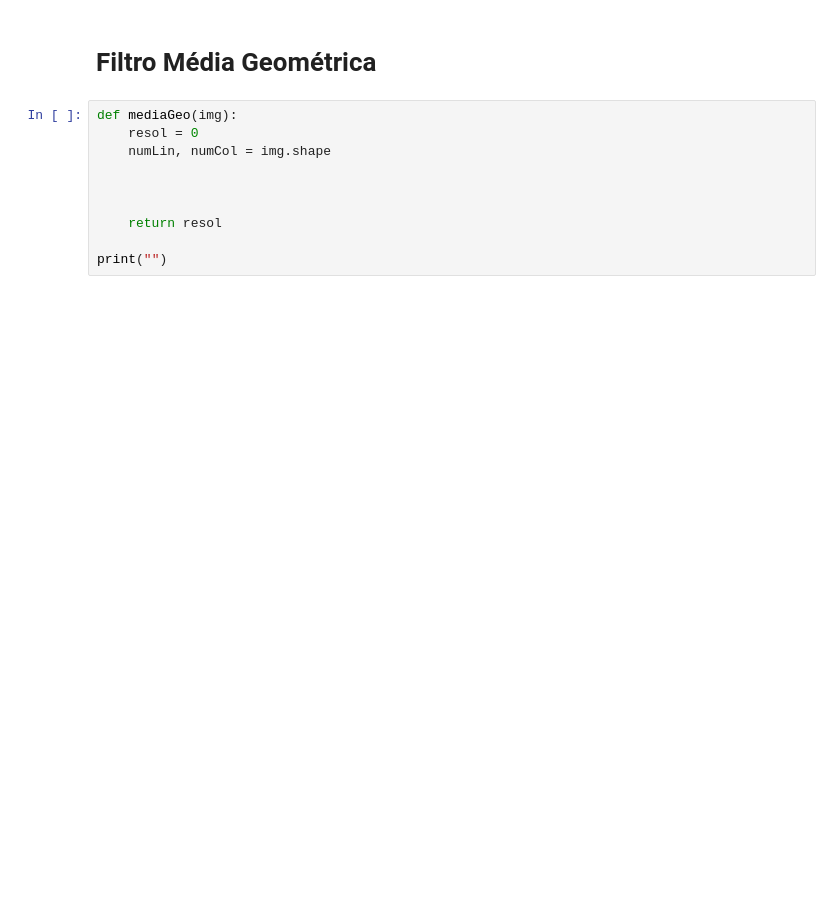
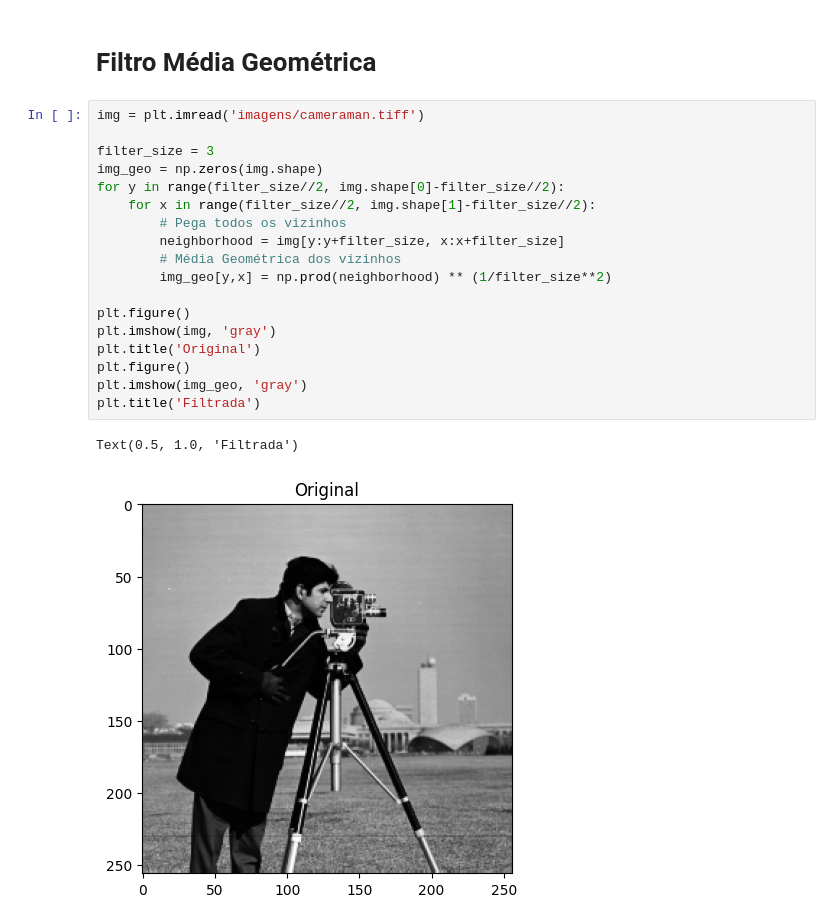
Before and after one commit to brunol-pereira/PDI, a Jupyter notebook: NaoLineares.ipynb, the cells around one changed output. Drawn from its saved outputs; the diff is of its cells as text; blank space fills up the shorter version.

```diff
--- a/NaoLineares.ipynb
+++ b/NaoLineares.ipynb
@@ -71,12 +110,23 @@ plt.imshow(img_filtered_scipy, 'gray')
 # %% [markdown]
 # Filtro Média Geométrica
-# %%
-def mediaGeo(img):
-    resol = 0
-    numLin, numCol = img.shape
-
-
-
-    return resol
-
-print("")
+# %%
+img = plt.imread('imagens/cameraman.tiff')
+
+filter_size = 3
+img_geo = np.zeros(img.shape)
+for y in range(filter_size//2, img.shape[0]-filter_size//2):
+    for x in range(filter_size//2, img.shape[1]-filter_size//2):
+        # Pega todos os vizinhos
+        neighborhood = img[y:y+filter_size, x:x+filter_size]
+        # Média Geométrica dos vizinhos
+        img_geo[y,x] = np.prod(neighborhood) ** (1/filter_size**2)
+
+plt.figure()
+plt.imshow(img, 'gray')
+plt.title('Original')
+plt.figure()
+plt.imshow(img_geo, 'gray')
+plt.title('Filtrada')
+# %% [output]
+Text(0.5, 1.0, 'Filtrada')
+[figure, added]
```
Also changed, not shown: parts of 13 cells of this notebook, 4 other files.
